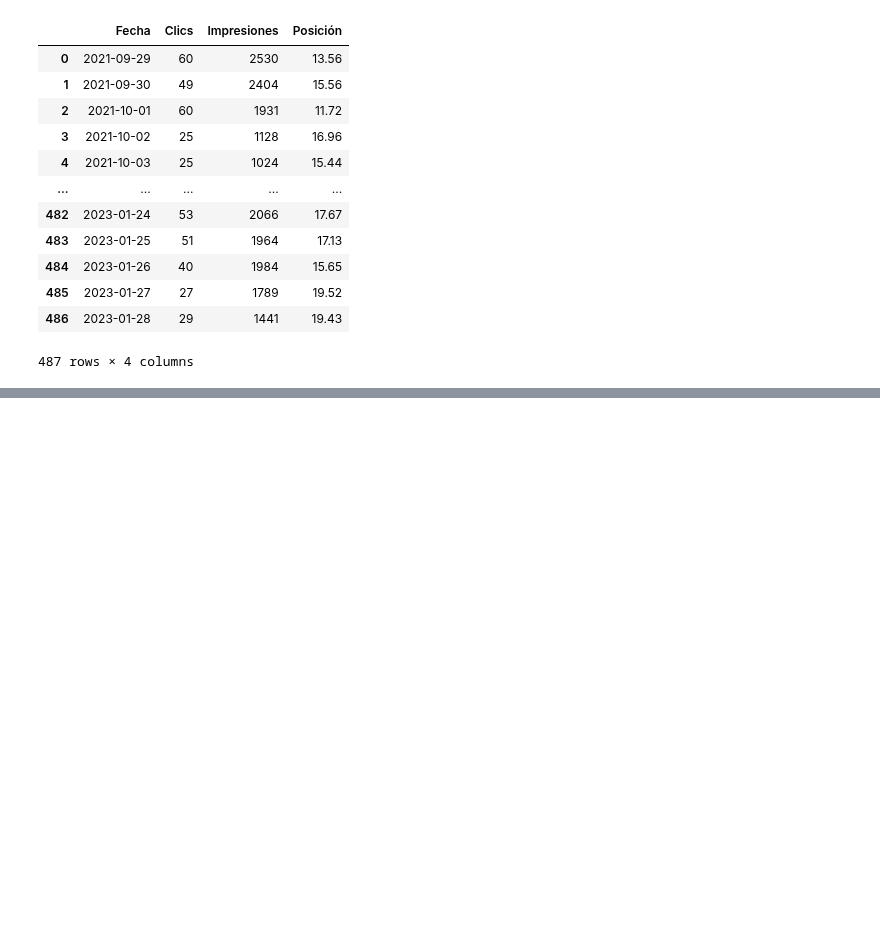
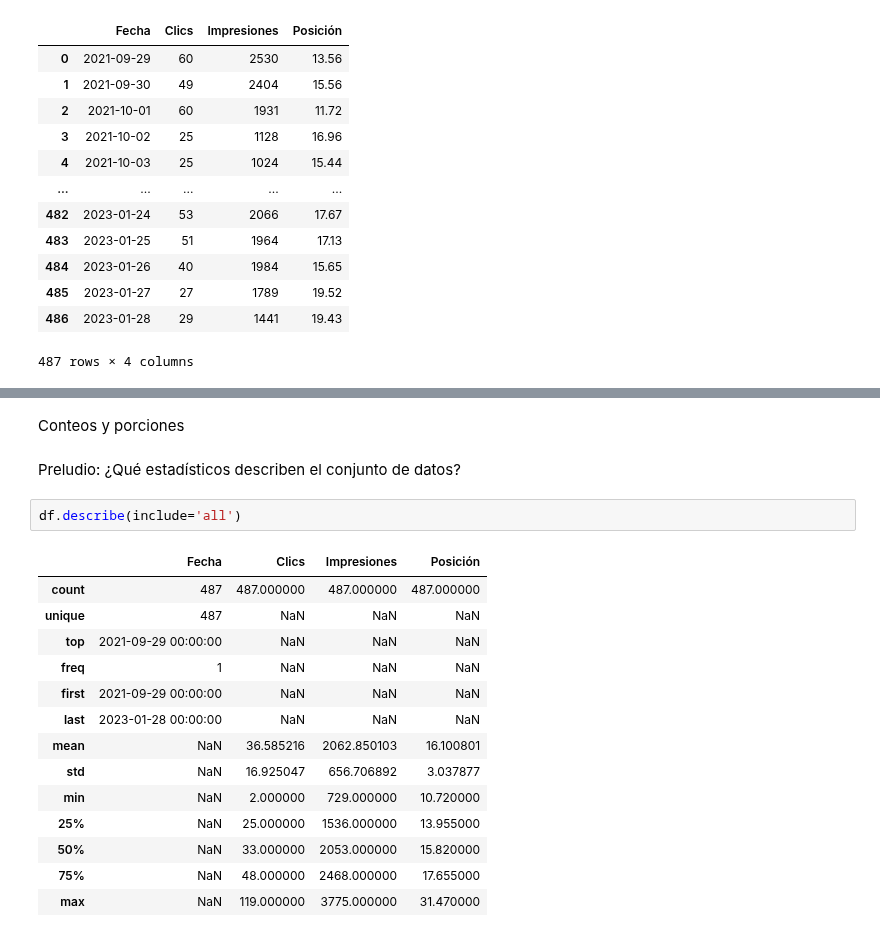
Before and after one commit to alexpin/Curso-Python, a Jupyter notebook: EDA/IFA.ipynb, the cells around one changed output, grey strips where cells are left out. Drawn from its saved outputs; the diff is of its cells as text; blank space fills up the shorter version.

```diff
--- a/EDA/IFA.ipynb
+++ b/EDA/IFA.ipynb
@@ -80,0 +124,21 @@ df
+# %% [markdown]
+Conteos y porciones
+# %% [markdown]
+Preludio: ¿Qué estadísticos describen el conjunto de datos?
+# %%
+df.describe(include='all')
+# %% [output]
+|  | Fecha | Clics | Impresiones | Posición |
+| count | 487 | 487.000000 | 487.000000 | 487.000000 |
+| unique | 487 | NaN | NaN | NaN |
+| top | 2021-09-29 00:00:00 | NaN | NaN | NaN |
+| freq | 1 | NaN | NaN | NaN |
+| first | 2021-09-29 00:00:00 | NaN | NaN | NaN |
+| last | 2023-01-28 00:00:00 | NaN | NaN | NaN |
+| mean | NaN | 36.585216 | 2062.850103 | 16.100801 |
+| std | NaN | 16.925047 | 656.706892 | 3.037877 |
+| min | NaN | 2.000000 | 729.000000 | 10.720000 |
+| 25% | NaN | 25.000000 | 1536.000000 | 13.955000 |
+| 50% | NaN | 33.000000 | 2053.000000 | 15.820000 |
+| 75% | NaN | 48.000000 | 2468.000000 | 17.655000 |
+| max | NaN | 119.000000 | 3775.000000 | 31.470000 |
```
Also changed, not shown: parts of 14 cells of this notebook.
